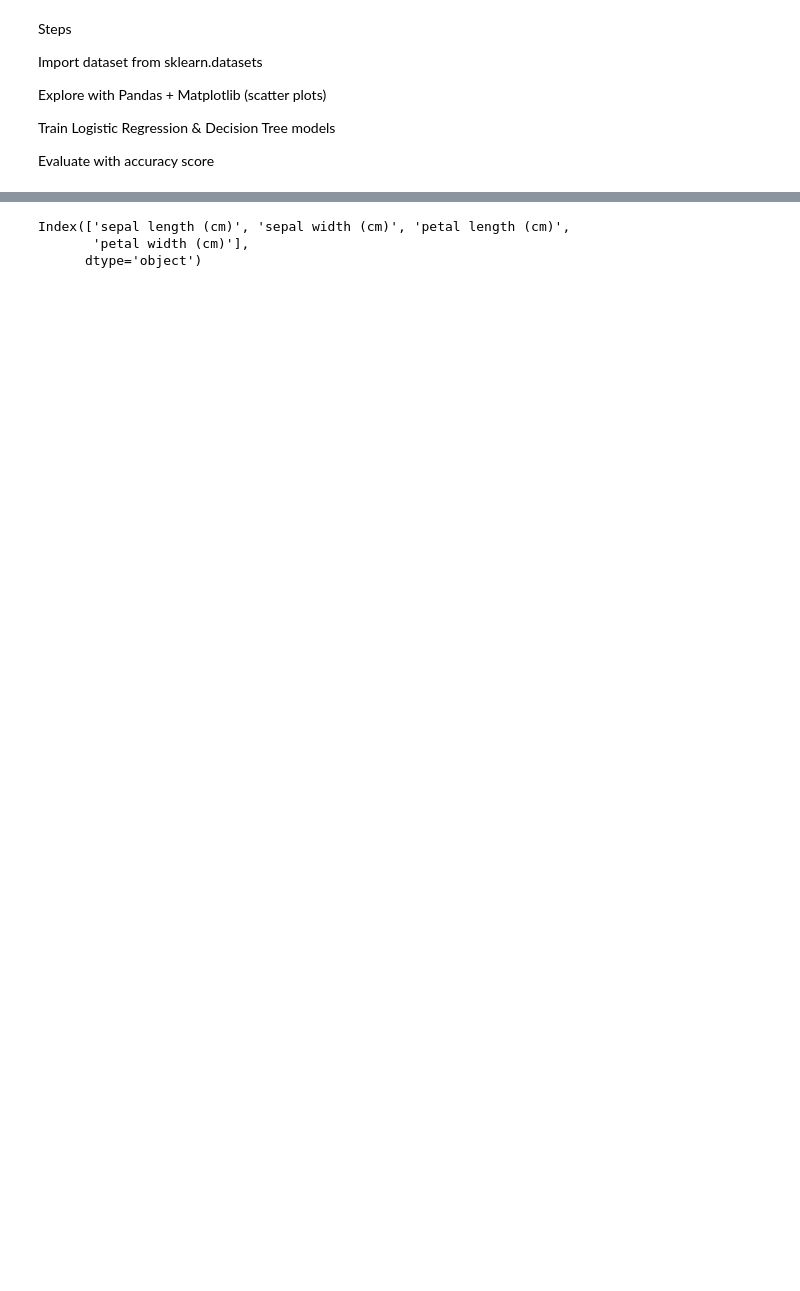
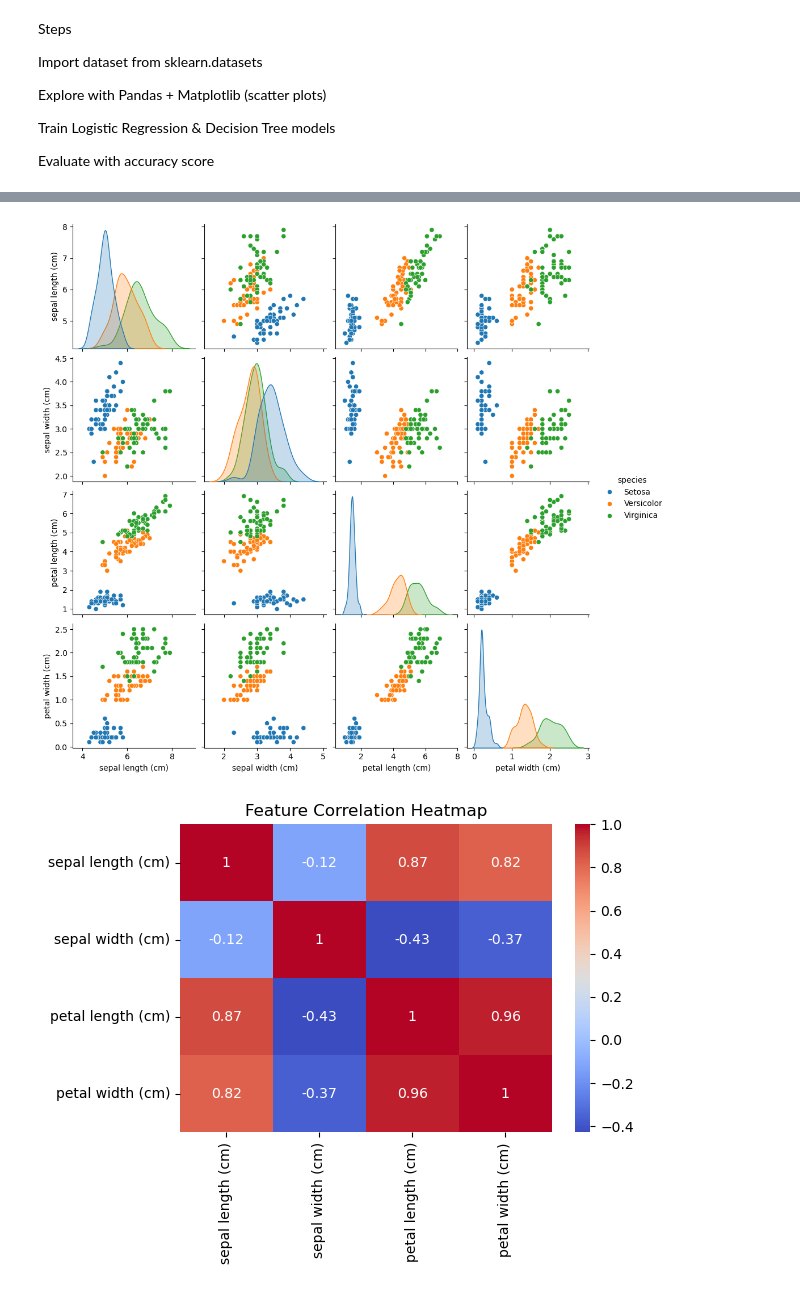
Before and after one commit to Sushilcloud/DataScienceProjects-MachineLearning-, a Jupyter notebook: 09 Iris Data Set/iris.ipynb, the cells around one changed output, grey strips where cells are left out. Drawn from its saved outputs; the diff is of its cells as text; code cells hidden in the pictures; blank space fills up the shorter version.

```diff
--- a/09 Iris Data Set/iris.ipynb
+++ b/09 Iris Data Set/iris.ipynb
@@ -16,4 +25,12 @@ from sklearn.metrics import accuracy_score
 # %%
-# Load dataset
-iris=load_iris()
-x,y=iris.data,iris.target
+# =========================================
+# 2. Load the Dataset
+# =========================================
+iris = load_iris()
+df = pd.DataFrame(data=iris.data, columns=iris.feature_names)
+df['species'] = iris.target
+
+# Map species numbers to names for readability
+df['species'] = df['species'].map({0: "Setosa", 1: "Versicolor", 2: "Virginica"})
+
+df.head()
@@ -31,7 +69,17 @@ iris.head(5)
 # %%
-iris.columns
+# =========================================
+# 4. Data Visualization
+# =========================================
+# Pairplot
+sns.pairplot(df, hue="species", diag_kind="kde")
+plt.show()
+
+# Correlation heatmap
+plt.figure(figsize=(6,4))
+sns.heatmap(df.drop("species", axis=1).corr(), annot=True, cmap="coolwarm")
+plt.title("Feature Correlation Heatmap")
+plt.show()
 # %% [output]
-Index(['sepal length (cm)', 'sepal width (cm)', 'petal length (cm)',
-       'petal width (cm)'],
-      dtype='object')
+[figure, added]
+[figure, added]
 # %%
```
Also changed, not shown: parts of 10 cells of this notebook, 1 other file.
